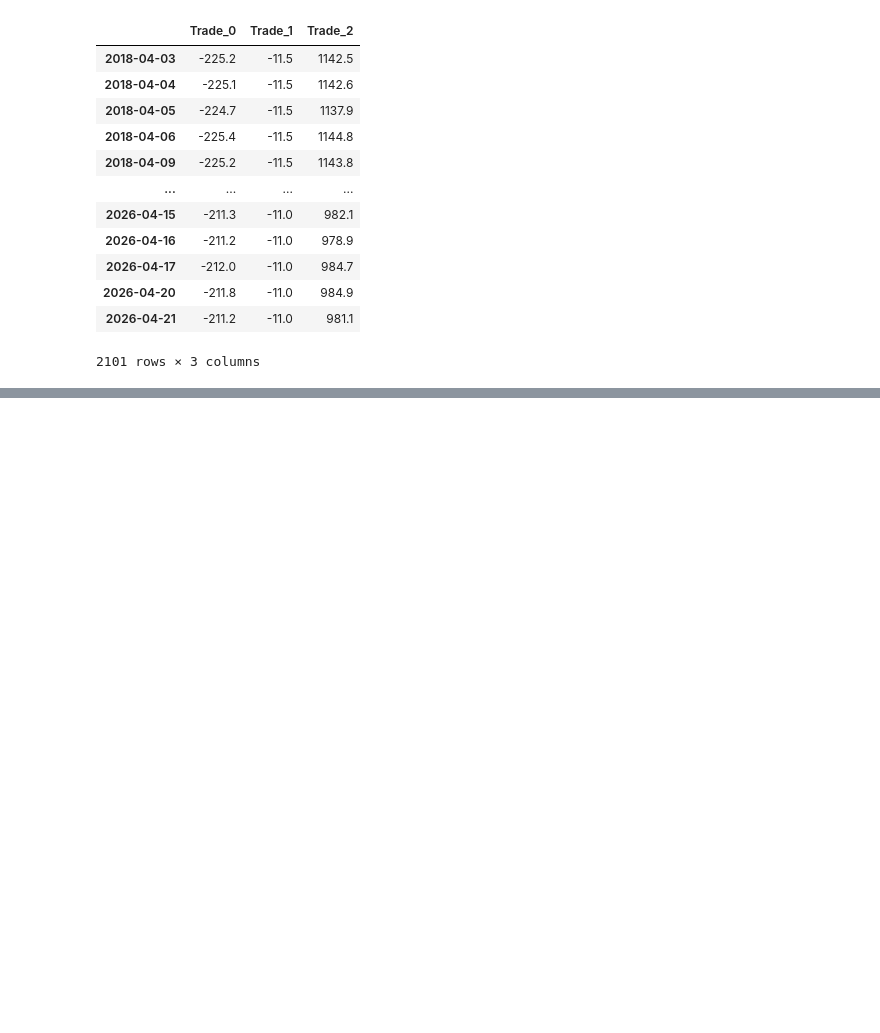
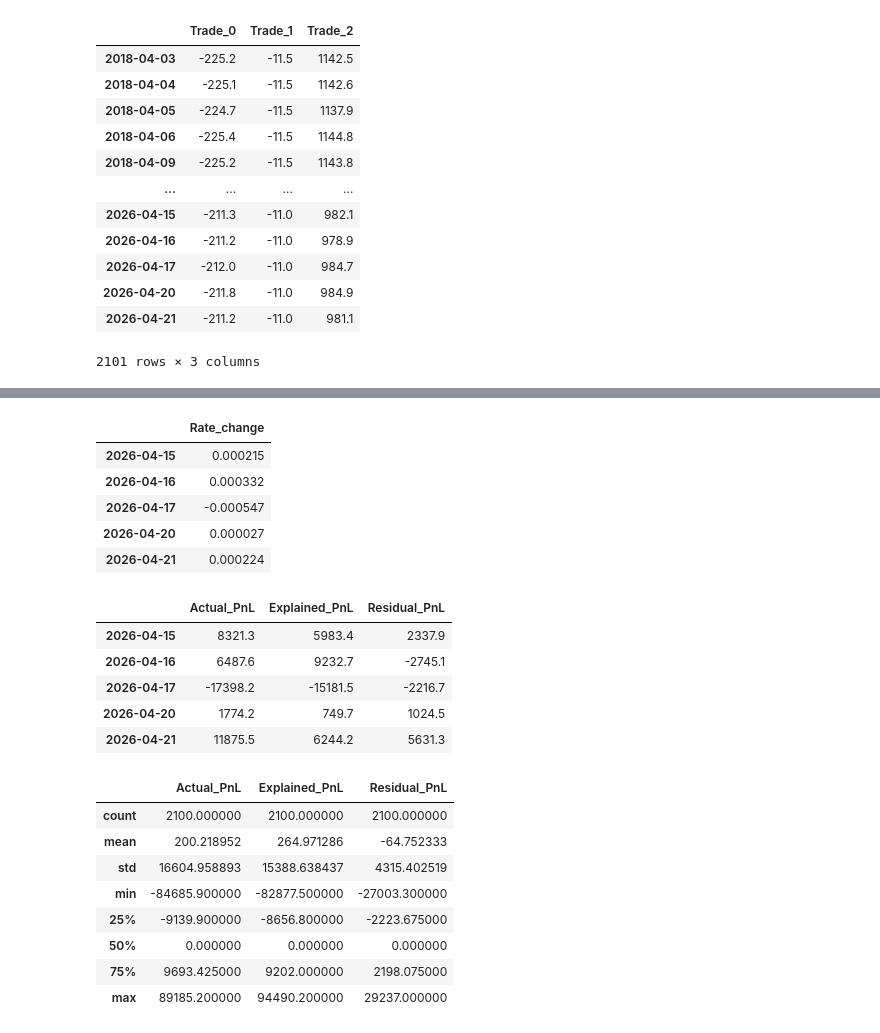
Before and after one commit to gorkemyencak/hedge-accounting-valuation-platform, a Jupyter notebook: notebooks/03_swap_pricing_testing.ipynb, the cells around one changed output, grey strips where cells are left out. Cells and saved outputs as stored; diff of their text form; code cells hidden in the pictures; blank space fills up the shorter version.

Commit message:
historical PnL analytics module & testing

```diff
--- a/notebooks/03_swap_pricing_testing.ipynb
+++ b/notebooks/03_swap_pricing_testing.ipynb
@@ -251,0 +301,55 @@ swap_portfolio.portfolio_dv01(
+# %%
+### PnL Analytics module for Historical PnL
+# computing portfolio value time series
+portfolio_npv = swap_portfolio.portfolio_npv(df_curve = df_loglinear_interp)
+
+# actual daily PnL of the portfolio
+actual_pnl = compute_daily_pnl(portfolio_npv = portfolio_npv)
+
+# daily interest rate change for a parallel shift scenario
+rate_changes = compute_parallel_rate_change(zero_curve = zero_curve_full) # type: ignore
+display(rate_changes.tail())
+
+# computing portfolio dv01 time series for parallel shift
+portfolio_dv01_parallel = swap_portfolio.portfolio_dv01(
+    df_curve = df_loglinear_interp,
+    shock_bps = 1.0,
+    shock_type = 'parallel'
+)
+
+# explained daily PnL
+explained_pnl = dv01_explained_pnl(
+    portfolio_dv01 = portfolio_dv01_parallel,
+    rate_changes = rate_changes
+)
+
+# residual (Actual PnL - Explained PnL)
+residual = compute_residual_pnl(
+    actual_pnl = actual_pnl,
+    explained_pnl = explained_pnl
+)
+display(residual.tail())
+
+residual.describe()
+# %% [output]
+|  | Rate_change |
+| 2026-04-15 | 0.000215 |
+| 2026-04-16 | 0.000332 |
+| 2026-04-17 | -0.000547 |
+| 2026-04-20 | 0.000027 |
+| 2026-04-21 | 0.000224 |
+|  | Actual_PnL | Explained_PnL | Residual_PnL |
+| 2026-04-15 | 8321.3 | 5983.4 | 2337.9 |
+| 2026-04-16 | 6487.6 | 9232.7 | -2745.1 |
+| 2026-04-17 | -17398.2 | -15181.5 | -2216.7 |
+| 2026-04-20 | 1774.2 | 749.7 | 1024.5 |
+| 2026-04-21 | 11875.5 | 6244.2 | 5631.3 |
+|  | Actual_PnL | Explained_PnL | Residual_PnL |
+| count | 2100.000000 | 2100.000000 | 2100.000000 |
+| mean | 200.218952 | 264.971286 | -64.752333 |
+| std | 16604.958893 | 15388.638437 | 4315.402519 |
+| min | -84685.900000 | -82877.500000 | -27003.300000 |
+| 25% | -9139.900000 | -8656.800000 | -2223.675000 |
+| 50% | 0.000000 | 0.000000 | 0.000000 |
+| 75% | 9693.425000 | 9202.000000 | 2198.075000 |
+| max | 89185.200000 | 94490.200000 | 29237.000000 |
```
Also changed, not shown: parts of 4 cells of this notebook, 2 other files.
